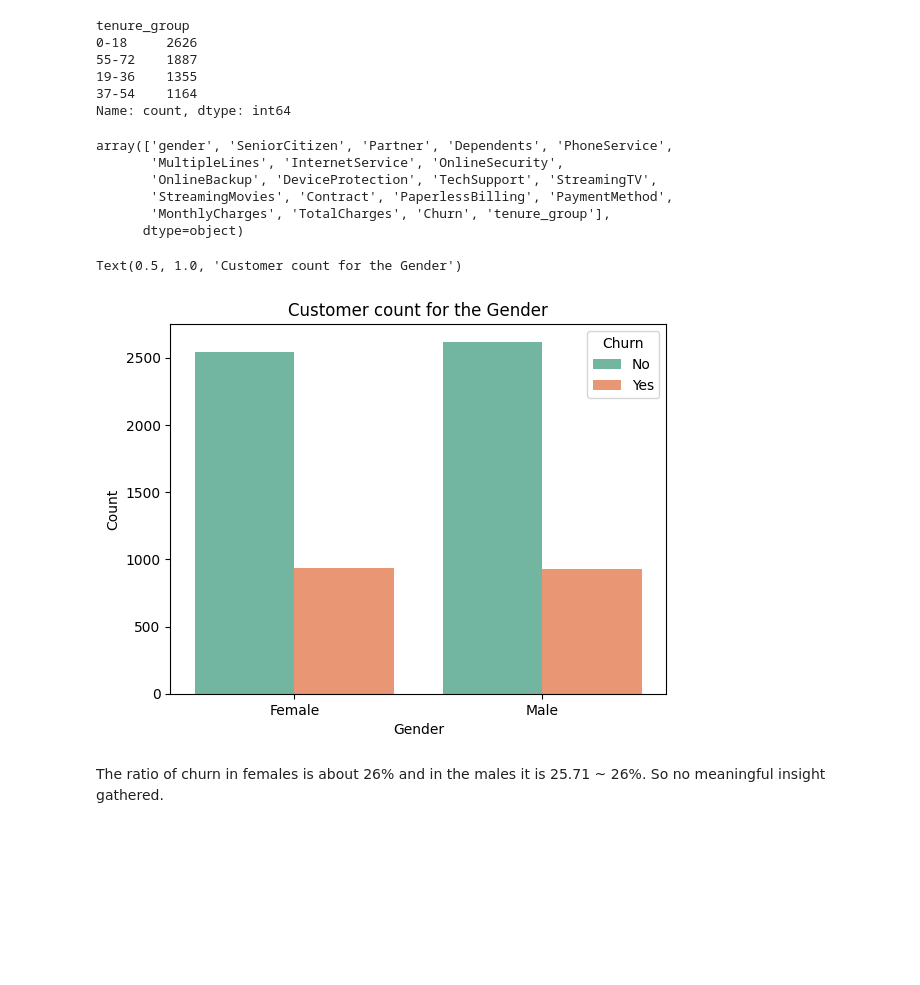
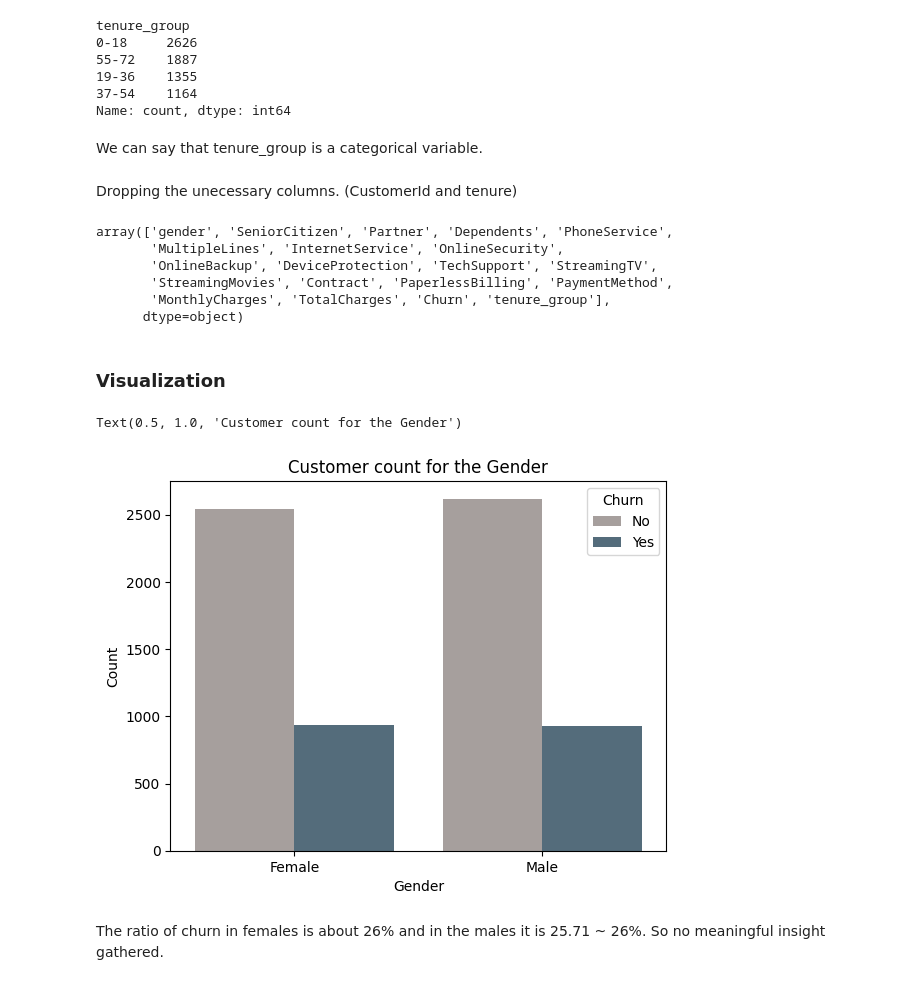
Before and after one commit to AdityaKumbhar21/EDA_Customer_Churn_Analysis, a Jupyter notebook: analysis.ipynb, the cells around one changed output. Cells and saved outputs as stored; diff of their text form; code cells hidden in the pictures; blank space fills up the shorter version.

```diff
--- a/analysis.ipynb
+++ b/analysis.ipynb
@@ -197,6 +209,10 @@ tenure_group
 19-36    1355
 37-54    1164
 Name: count, dtype: int64
+# %% [markdown]
+We can say that tenure_group is a categorical variable.
+# %% [markdown]
+Dropping the unecessary columns. (CustomerId and tenure)
 # %%
 new_df.drop(columns=['customerID', 'tenure'], axis=1, inplace=True)
 new_df.columns.values
@@ -207,15 +223,17 @@ array(['gender', 'SeniorCitizen', 'Partner', 'Dependents', 'PhoneService',
        'StreamingMovies', 'Contract', 'PaperlessBilling', 'PaymentMethod',
        'MonthlyCharges', 'TotalCharges', 'Churn', 'tenure_group'],
       dtype=object)
+# %% [markdown]
+### **Visualization**
 # %%
 plt.figure()
-sns.countplot(data=new_df, x='gender',hue='Churn', palette='Set2')
+sns.countplot(data=new_df, x='gender',hue='Churn', palette={'Yes': '#4e6e81', 'No':'#a79e9c'})
 plt.xlabel("Gender")
 plt.ylabel("Count")
 plt.title("Customer count for the Gender")
 # %% [output]
 Text(0.5, 1.0, 'Customer count for the Gender')
-[figure, old version]
+[figure, new version]
 # %% [markdown]
 The ratio of churn in females is about 26% and in the males it is 25.71 ~ 26%. So no meaningful insight gathered.
 # %%
```
Also changed, not shown: parts of 19 cells of this notebook.
